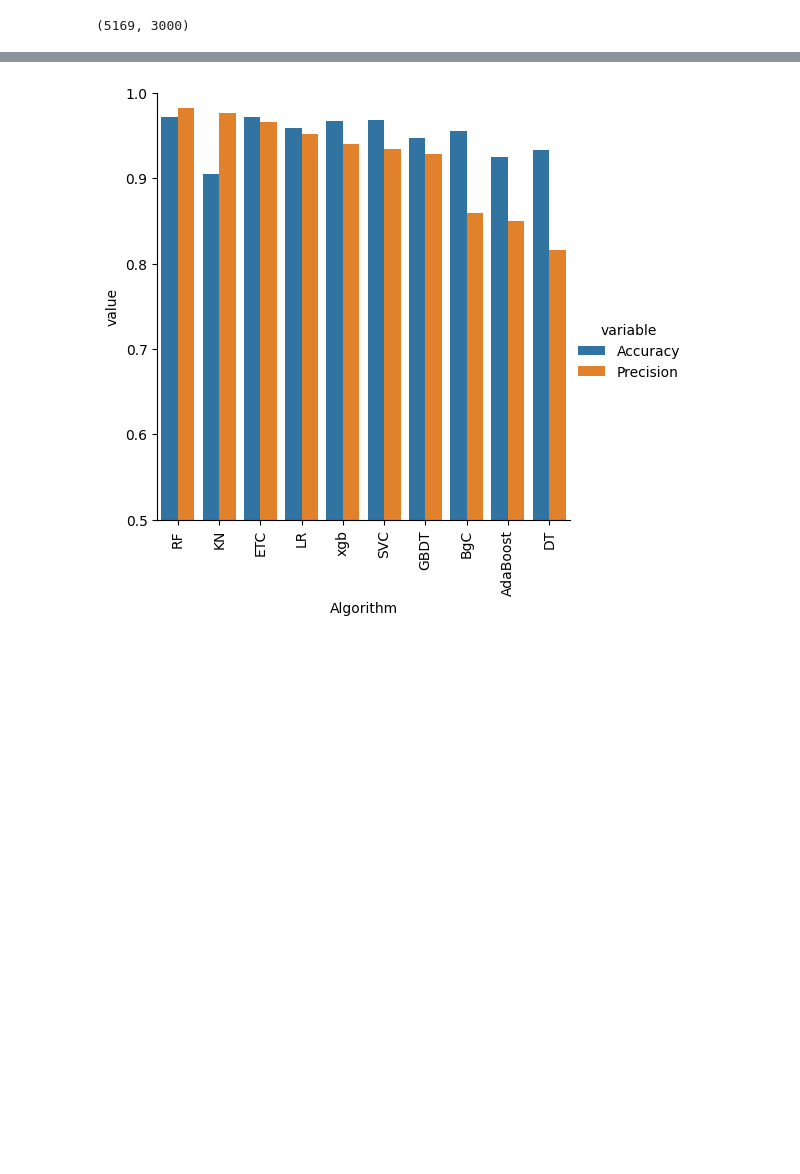
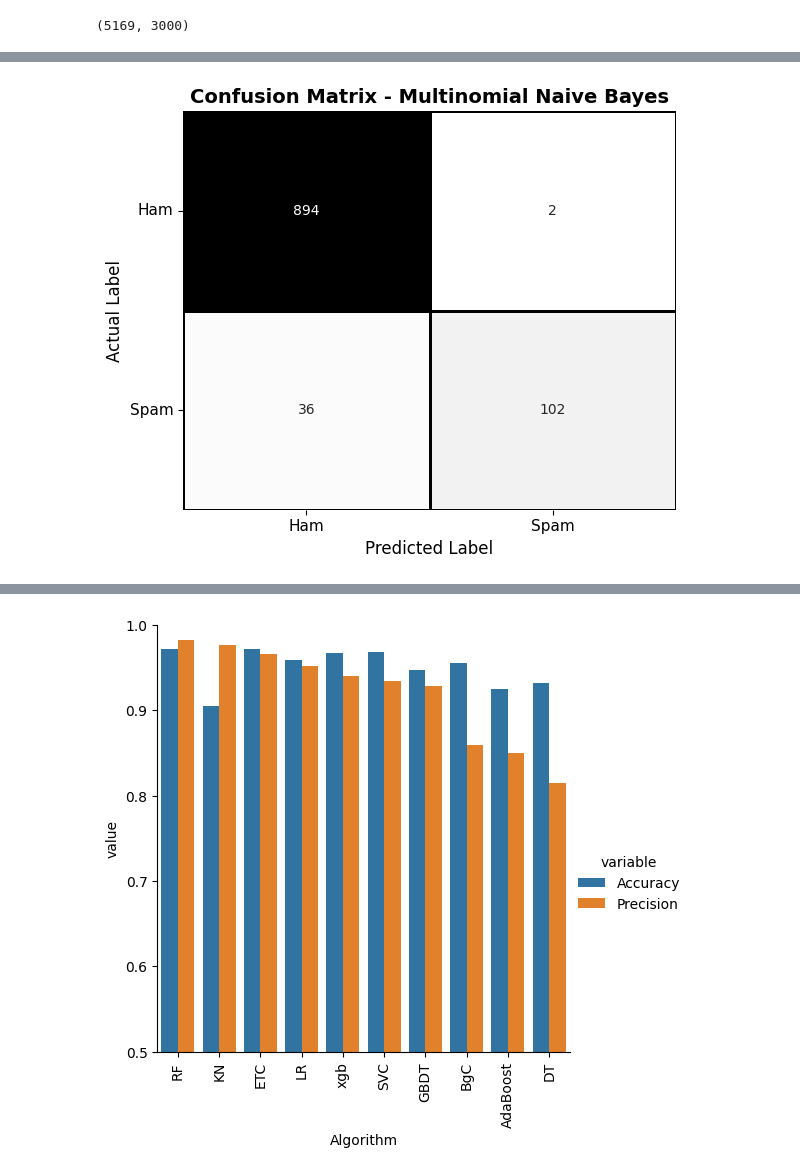
Before and after one commit to AngelMainali/Spam_Prediction, a Jupyter notebook: sms_spam_detection.ipynb, the cells around one changed output, grey strips where cells are left out. Saved outputs shown, nothing was run; the diff lists cells and outputs as text; code cells hidden in the pictures; blank space fills up the shorter version.

```diff
--- a/sms_spam_detection.ipynb
+++ b/sms_spam_detection.ipynb
@@ -427,0 +455,21 @@ print(precision_score(y_test,y_pred2))
+# %%
+import matplotlib.pyplot as plt
+import seaborn as sns
+from sklearn.metrics import confusion_matrix
+
+# Assuming y_test and y_pred2 are defined
+cm = confusion_matrix(y_test, y_pred2)
+labels = ['Ham', 'Spam']
+
+# Plot heatmap (grayscale for B/W printing)
+plt.figure(figsize=(6,5))
+sns.heatmap(cm, annot=True, fmt='d', cmap='Greys', cbar=False, linewidths=1, linecolor='black')
+plt.xlabel('Predicted Label', fontsize=12)
+plt.ylabel('Actual Label', fontsize=12)
+plt.title('Confusion Matrix - Multinomial Naive Bayes', fontsize=14, fontweight='bold')
+plt.xticks(ticks=[0.5,1.5], labels=labels, fontsize=11)
+plt.yticks(ticks=[0.5,1.5], labels=labels, fontsize=11, rotation=0)
+plt.tight_layout()
+plt.show()
+# %% [output]
+[figure, added]
```
Also changed, not shown: parts of 20 cells of this notebook, 24 other files.
